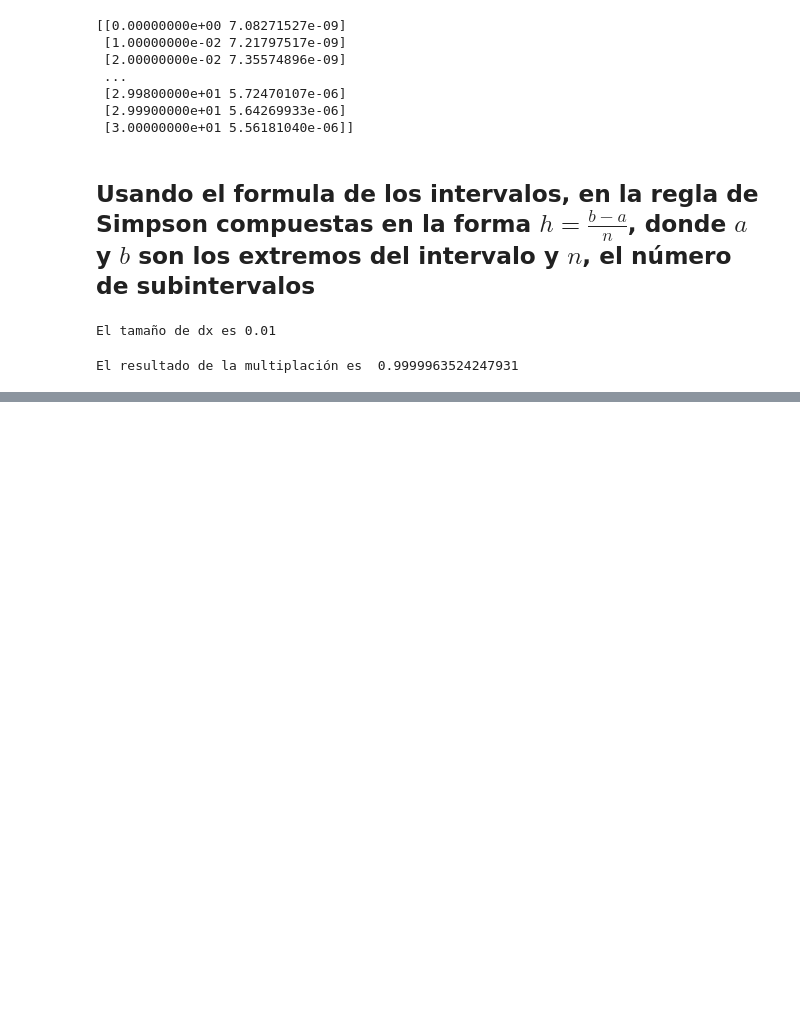
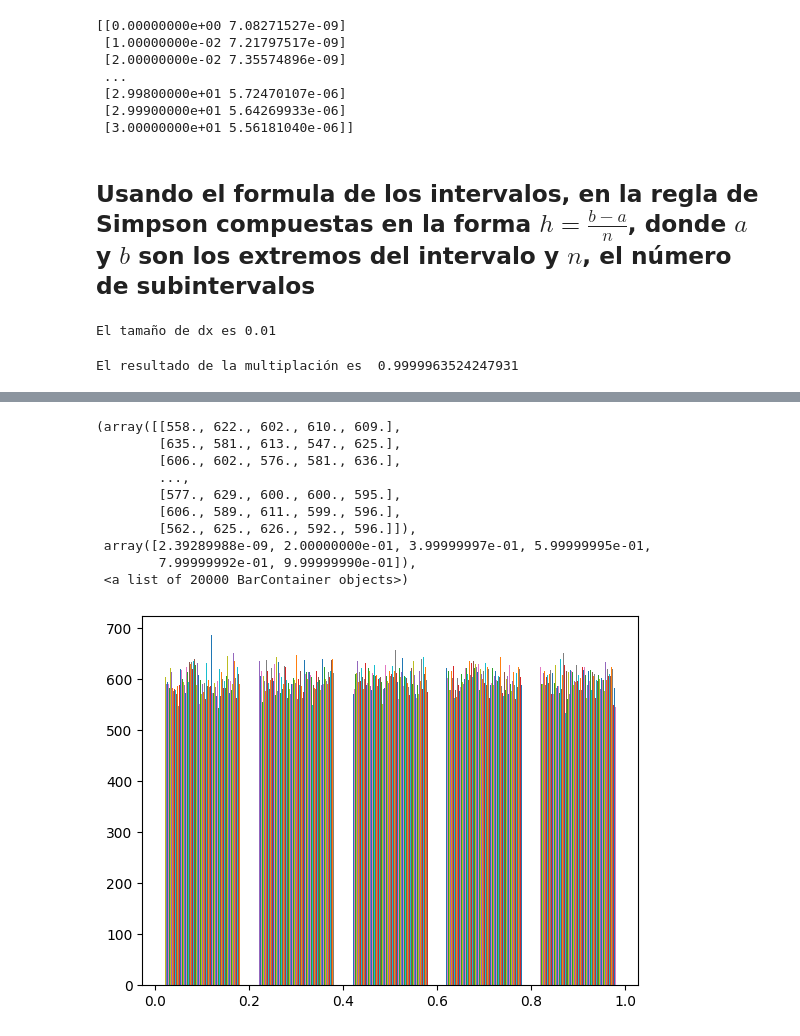
Before and after one commit to xlxnsxzpxtx/Metodos_cosmo, a Jupyter notebook: Practica_0/practica0.ipynb, the cells around one changed output, grey strips where cells are left out. Drawn from its saved outputs; the diff is of its cells as text; code cells hidden in the pictures; blank space fills up the shorter version.

```diff
--- a/Practica_0/practica0.ipynb
+++ b/Practica_0/practica0.ipynb
@@ -128,0 +135,11 @@ comul_array
+# %%
+# 6)
+t = len(comul_array)
+
+
+myrand_arr = []
+for k in range(t):
+ myrand_arr.append(np.random.rand(20000))
+
+myrand_arr = np.array(myrand_arr)
+myrand_arr
@@ -128,0 +160,14 @@ comul_array
+# %%
+mpl.hist(myrand_arr,bins=5)
+# %% [output]
+(array([[558., 622., 602., 610., 609.],
+        [635., 581., 613., 547., 625.],
+        [606., 602., 576., 581., 636.],
+        ...,
+        [577., 629., 600., 600., 595.],
+        [606., 589., 611., 599., 596.],
+        [562., 625., 626., 592., 596.]]),
+ array([2.39289988e-09, 2.00000000e-01, 3.99999997e-01, 5.99999995e-01,
+        7.99999992e-01, 9.99999990e-01]),
+ <a list of 20000 BarContainer objects>)
+[figure, added]
```
Also changed, not shown: parts of 6 cells of this notebook.
